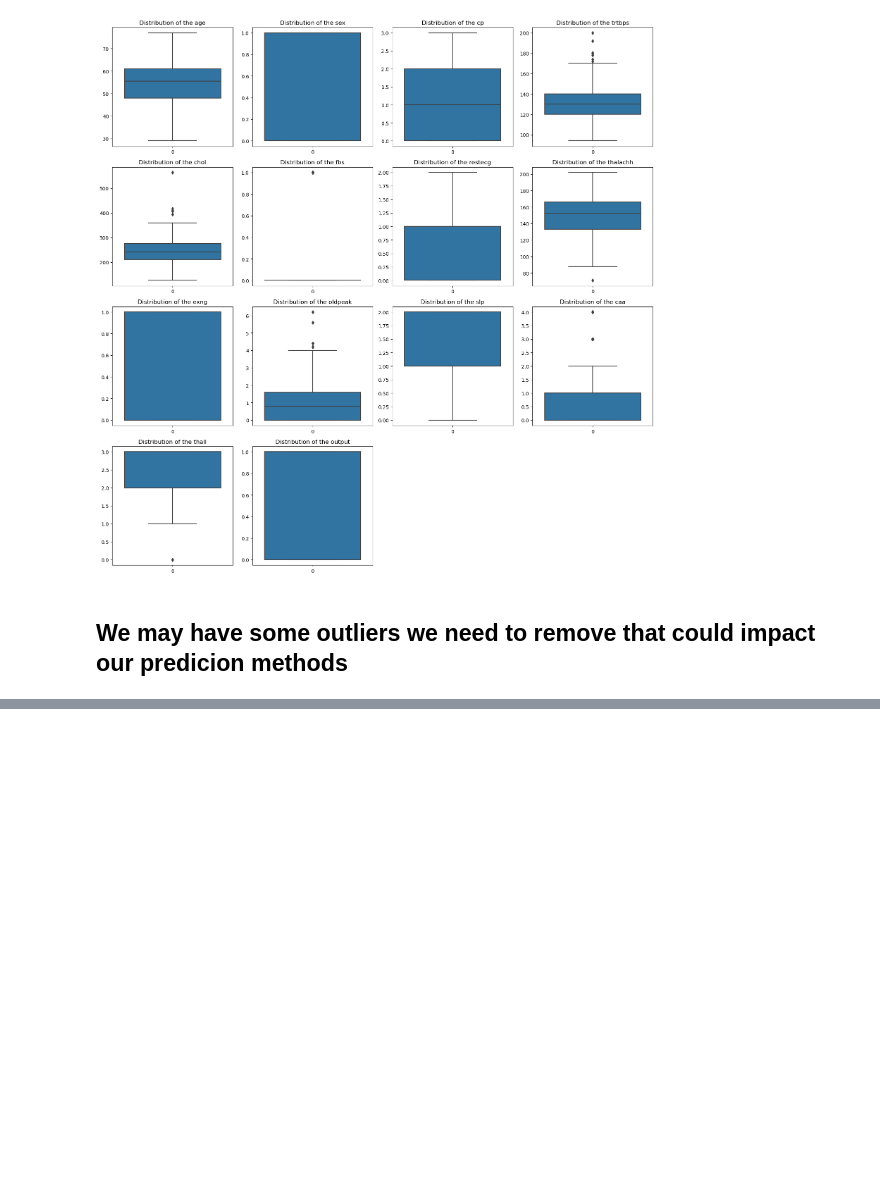
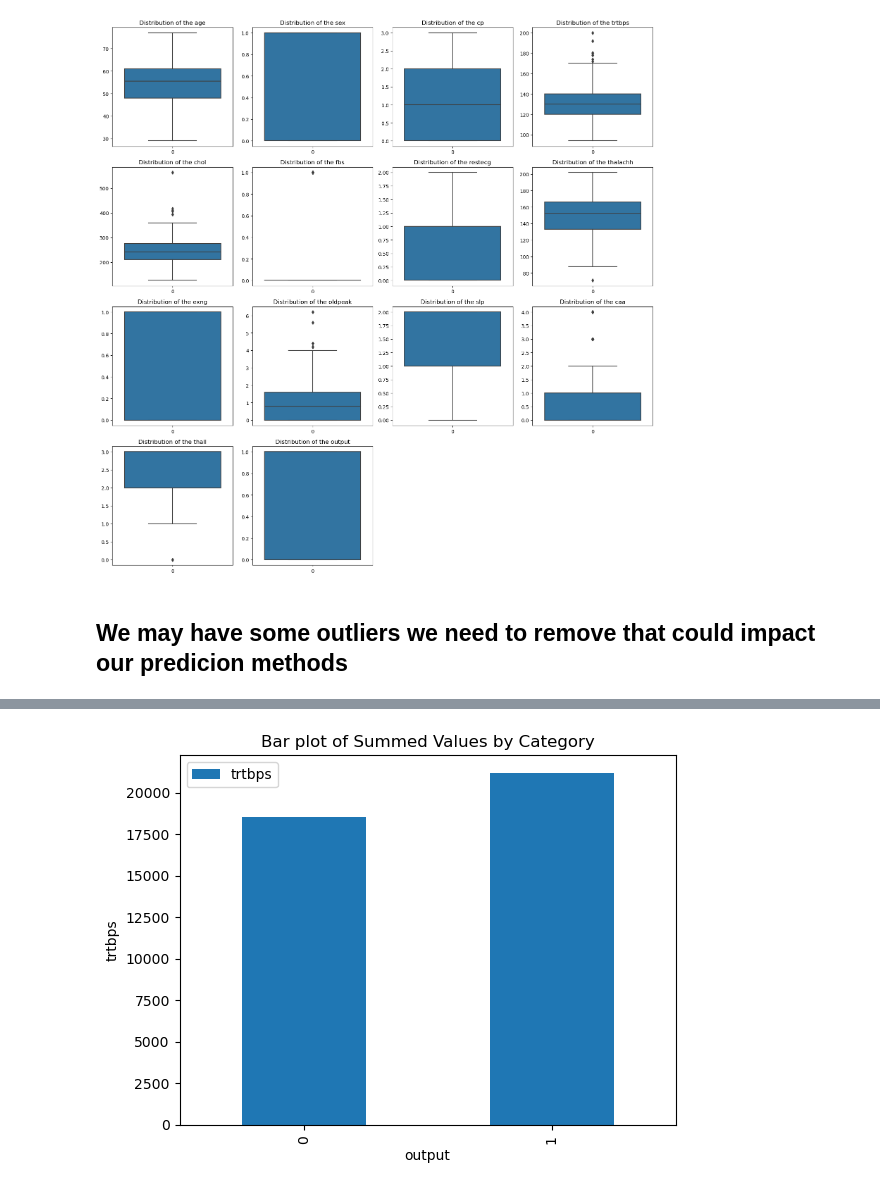
Before and after one commit to MaukanMir/Heart-Attack-Classification-Part-Two-, a Jupyter notebook: training.ipynb, the cells around one changed output, grey strips where cells are left out. Cells and saved outputs as stored; diff of their text form; code cells hidden in the pictures; blank space fills up the shorter version.

```diff
--- a/training.ipynb
+++ b/training.ipynb
@@ -236,0 +247,10 @@ for idx, col in enumerate(df.columns):
+# %%
+grouped_df = df.groupby("output")["trtbps"].sum().reset_index()
+
+grouped_df.plot(kind="bar", x="output", y="trtbps", legend =True)
+plt.xlabel("output")
+plt.ylabel("trtbps")
+plt.title("Bar plot of Summed Values by Category")
+plt.show()
+# %% [output]
+[figure, added]
```
Also changed, not shown: parts of 2 cells of this notebook.
